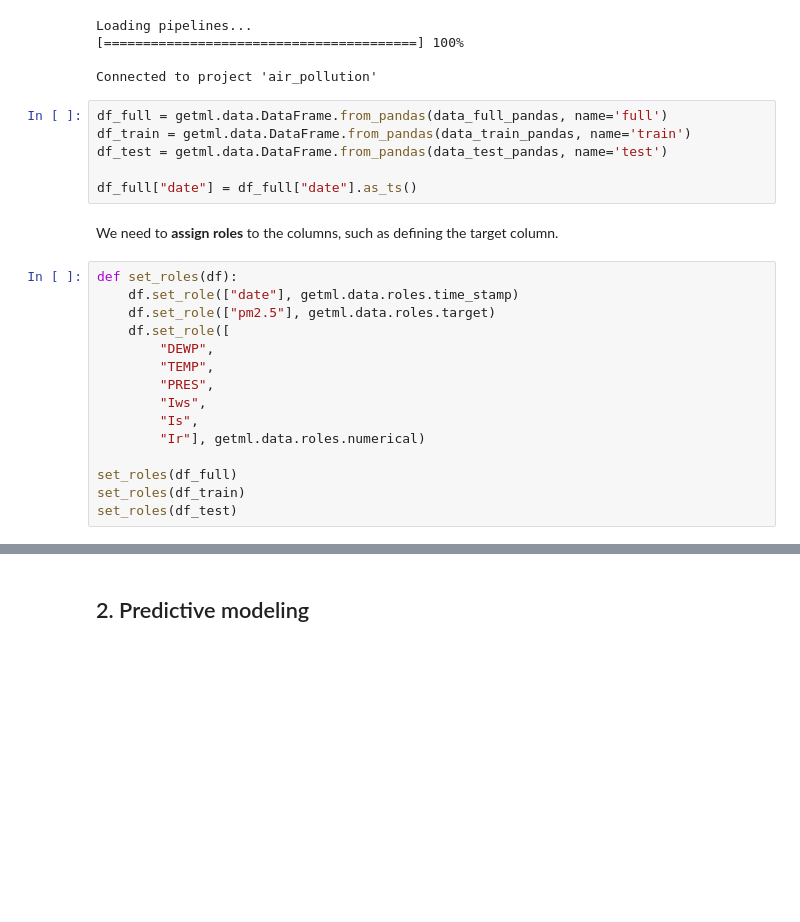
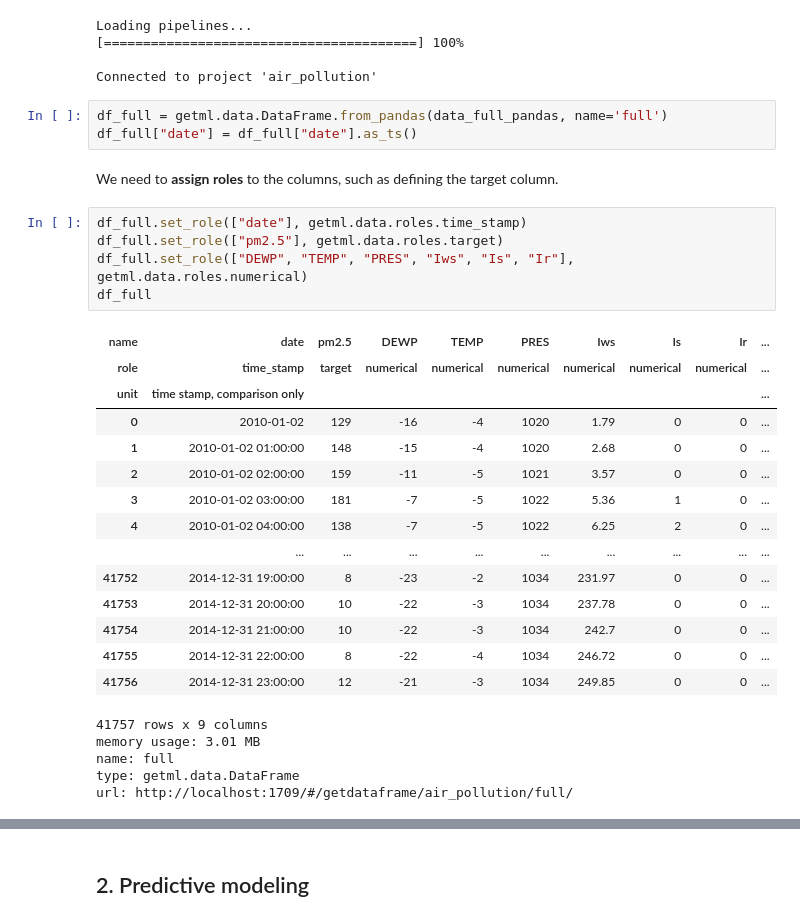
Before and after one commit to getml/getml-demo, a Jupyter notebook: propositionalization/air_pollution_prop.ipynb, the cells around one changed output, grey strips where cells are left out. Drawn from its saved outputs; the diff is of its cells as text; blank space fills up the shorter version.

```diff
--- a/propositionalization/air_pollution_prop.ipynb
+++ b/propositionalization/air_pollution_prop.ipynb
@@ -174,24 +174,31 @@ Loading pipelines...
 Connected to project 'air_pollution'
 # %%
 df_full = getml.data.DataFrame.from_pandas(data_full_pandas, name='full')
-df_train = getml.data.DataFrame.from_pandas(data_train_pandas, name='train')
-df_test = getml.data.DataFrame.from_pandas(data_test_pandas, name='test')
-
 df_full["date"] = df_full["date"].as_ts()
 # %% [markdown]
 We need to **assign roles** to the columns, such as defining the target column.
 # %%
-def set_roles(df):
-    df.set_role(["date"], getml.data.roles.time_stamp)
-    df.set_role(["pm2.5"], getml.data.roles.target)
-    df.set_role([
-        "DEWP",
-        "TEMP",
-        "PRES",
-        "Iws",
-        "Is",
-        "Ir"], getml.data.roles.numerical)
-
-set_roles(df_full)
-set_roles(df_train)
-set_roles(df_test)
+df_full.set_role(["date"], getml.data.roles.time_stamp)
+df_full.set_role(["pm2.5"], getml.data.roles.target)
+df_full.set_role(["DEWP", "TEMP", "PRES", "Iws", "Is", "Ir"], getml.data.roles.numerical)
+df_full
+# %% [output]
+| name | date | pm2.5 | DEWP | TEMP | PRES | Iws | Is | Ir | ... |
+| role | time_stamp | target | numerical | numerical | numerical | numerical | numerical | numerical | ... |
+| unit | time stamp, comparison only |  |  |  |  |  |  |  | ... |
+| 0 | 2010-01-02 | 129 | -16 | -4 | 1020 | 1.79 | 0 | 0 | ... |
+| 1 | 2010-01-02 01:00:00 | 148 | -15 | -4 | 1020 | 2.68 | 0 | 0 | ... |
+| 2 | 2010-01-02 02:00:00 | 159 | -11 | -5 | 1021 | 3.57 | 0 | 0 | ... |
+| 3 | 2010-01-02 03:00:00 | 181 | -7 | -5 | 1022 | 5.36 | 1 | 0 | ... |
+| 4 | 2010-01-02 04:00:00 | 138 | -7 | -5 | 1022 | 6.25 | 2 | 0 | ... |
+|  | ... | ... | ... | ... | ... | ... | ... | ... | ... |
+| 41752 | 2014-12-31 19:00:00 | 8 | -23 | -2 | 1034 | 231.97 | 0 | 0 | ... |
+| 41753 | 2014-12-31 20:00:00 | 10 | -22 | -3 | 1034 | 237.78 | 0 | 0 | ... |
+| 41754 | 2014-12-31 21:00:00 | 10 | -22 | -3 | 1034 | 242.7 | 0 | 0 | ... |
+| 41755 | 2014-12-31 22:00:00 | 8 | -22 | -4 | 1034 | 246.72 | 0 | 0 | ... |
+| 41756 | 2014-12-31 23:00:00 | 12 | -21 | -3 | 1034 | 249.85 | 0 | 0 | ... |
+41757 rows x 9 columns
+memory usage: 3.01 MB
+name: full
+type: getml.data.DataFrame
+url: http://localhost:1709/#/getdataframe/air_pollution/full/
```
Also changed, not shown: parts of 19 cells of this notebook, 2 other files.
